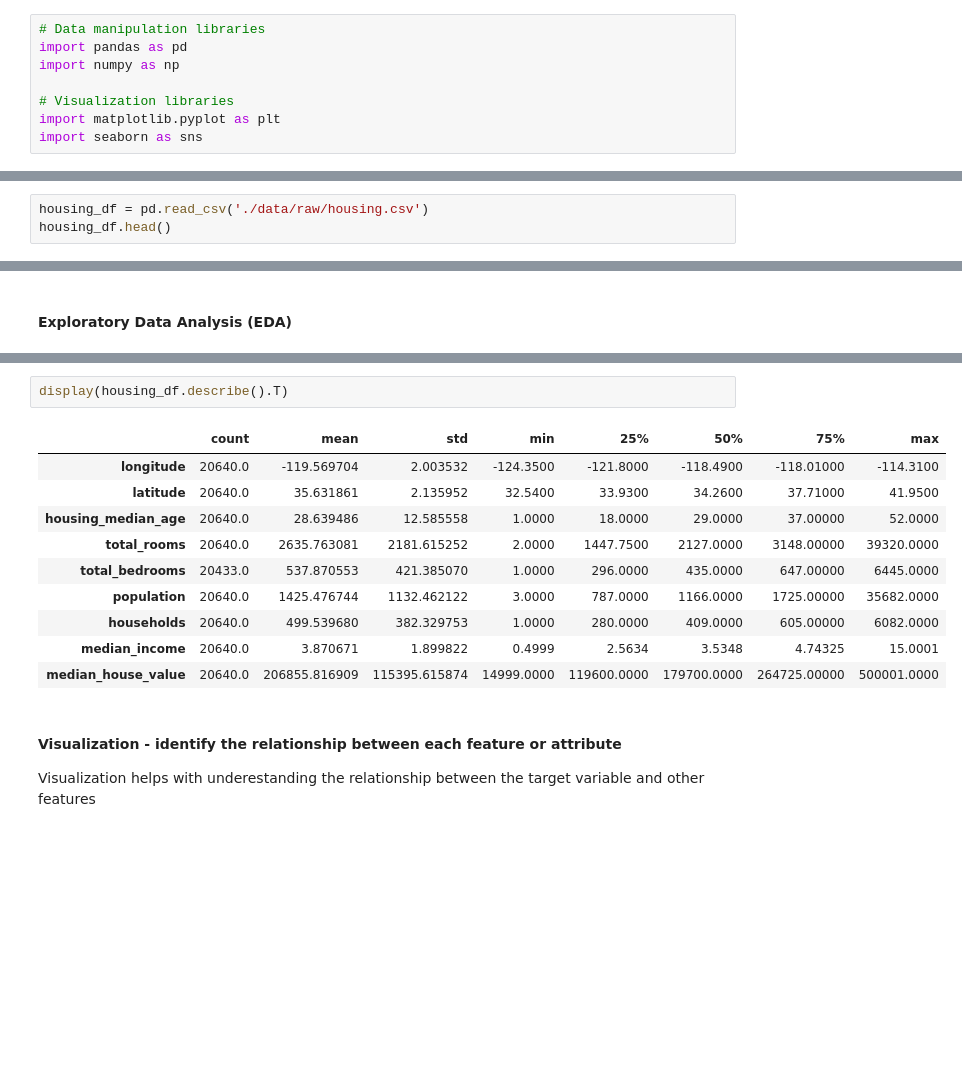
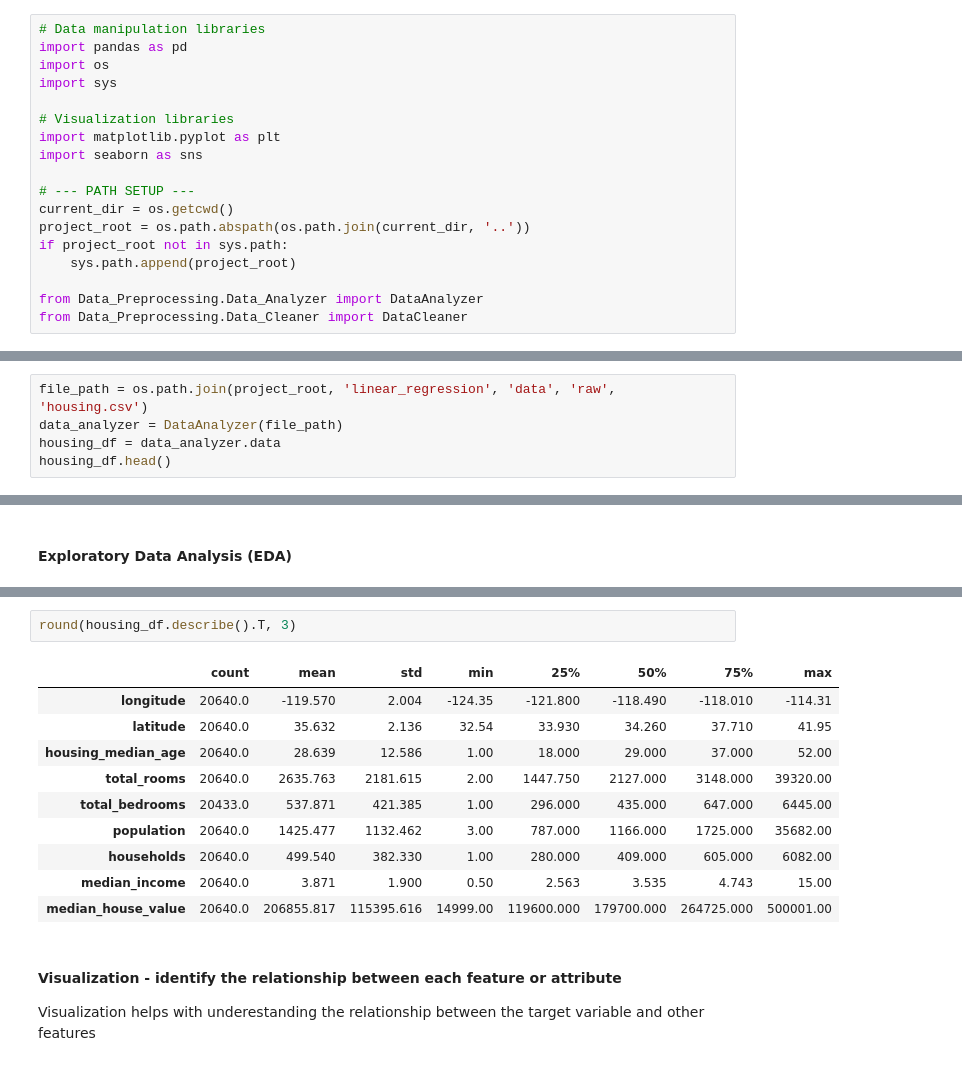
Before and after one commit to Mostafa-Allahmoradi/Level_One_Learning_Outcome, a Jupyter notebook: linear_regression/linear_regression_example.ipynb, the cells around one changed output, grey strips where cells are left out. Cells and saved outputs as stored; diff of their text form; blank space fills up the shorter version.

Commit message:
1. Writing analysis reflection for median_income. 2. Added Data_Cleaner and DataAnalyzer and used them in linear_regression_example notebook

```diff
--- a/linear_regression/linear_regression_example.ipynb
+++ b/linear_regression/linear_regression_example.ipynb
@@ -16,11 +16,21 @@ Linear regression is a machine learning algorthm based on supervised learning. I
 # %%
 # Data manipulation libraries
 import pandas as pd
-import numpy as np
+import os
+import sys
 
 # Visualization libraries
 import matplotlib.pyplot as plt
 import seaborn as sns
+
+# --- PATH SETUP ---
+current_dir = os.getcwd()
+project_root = os.path.abspath(os.path.join(current_dir, '..'))
+if project_root not in sys.path:
+    sys.path.append(project_root)
+
+from Data_Preprocessing.Data_Analyzer import DataAnalyzer
+from Data_Preprocessing.Data_Cleaner import DataCleaner
 # %% [markdown]
 #### Obtain and load the Data
 
@@ -53,7 +63,9 @@ The target is the most important feature in this dataset because the machine lea
 
 In this notebook, the machine looks at the other features and learns how to predict the medianHouseValue also called the target
 # %%
-housing_df = pd.read_csv('./data/raw/housing.csv')
+file_path = os.path.join(project_root, 'linear_regression', 'data', 'raw', 'housing.csv')
+data_analyzer = DataAnalyzer(file_path)
+housing_df = data_analyzer.data
 housing_df.head()
 # %% [output]
 |  | longitude | latitude | housing_median_age | total_rooms | total_bedrooms | population | households | ... |
@@ -115,16 +104,16 @@ Only total_bedrooms feature contains 207 missing values in the dataset. The rest
 # %%
-display(housing_df.describe().T)
+round(housing_df.describe().T, 3)
 # %% [output]
 |  | count | mean | std | min | 25% | 50% | 75% | max |
-| longitude | 20640.0 | -119.569704 | 2.003532 | -124.3500 | -121.8000 | -118.4900 | -118.01000 | -114.3100 |
-| latitude | 20640.0 | 35.631861 | 2.135952 | 32.5400 | 33.9300 | 34.2600 | 37.71000 | 41.9500 |
-| housing_median_age | 20640.0 | 28.639486 | 12.585558 | 1.0000 | 18.0000 | 29.0000 | 37.00000 | 52.0000 |
-| total_rooms | 20640.0 | 2635.763081 | 2181.615252 | 2.0000 | 1447.7500 | 2127.0000 | 3148.00000 | 39320.0000 |
-| total_bedrooms | 20433.0 | 537.870553 | 421.385070 | 1.0000 | 296.0000 | 435.0000 | 647.00000 | 6445.0000 |
-| population | 20640.0 | 1425.476744 | 1132.462122 | 3.0000 | 787.0000 | 1166.0000 | 1725.00000 | 35682.0000 |
-| households | 20640.0 | 499.539680 | 382.329753 | 1.0000 | 280.0000 | 409.0000 | 605.00000 | 6082.0000 |
-| median_income | 20640.0 | 3.870671 | 1.899822 | 0.4999 | 2.5634 | 3.5348 | 4.74325 | 15.0001 |
-| median_house_value | 20640.0 | 206855.816909 | 115395.615874 | 14999.0000 | 119600.0000 | 179700.0000 | 264725.00000 | 500001.0000 |
+| longitude | 20640.0 | -119.570 | 2.004 | -124.35 | -121.800 | -118.490 | -118.010 | -114.31 |
+| latitude | 20640.0 | 35.632 | 2.136 | 32.54 | 33.930 | 34.260 | 37.710 | 41.95 |
+| housing_median_age | 20640.0 | 28.639 | 12.586 | 1.00 | 18.000 | 29.000 | 37.000 | 52.00 |
+| total_rooms | 20640.0 | 2635.763 | 2181.615 | 2.00 | 1447.750 | 2127.000 | 3148.000 | 39320.00 |
+| total_bedrooms | 20433.0 | 537.871 | 421.385 | 1.00 | 296.000 | 435.000 | 647.000 | 6445.00 |
+| population | 20640.0 | 1425.477 | 1132.462 | 3.00 | 787.000 | 1166.000 | 1725.000 | 35682.00 |
+| households | 20640.0 | 499.540 | 382.330 | 1.00 | 280.000 | 409.000 | 605.000 | 6082.00 |
+| median_income | 20640.0 | 3.871 | 1.900 | 0.50 | 2.563 | 3.535 | 4.743 | 15.00 |
+| median_house_value | 20640.0 | 206855.817 | 115395.616 | 14999.00 | 119600.000 | 179700.000 | 264725.000 | 500001.00 |
 # %% [markdown]
 #### Visualization - identify the relationship between each feature or attribute
 Visualization helps with underestanding the relationship between the target variable and other features
```
Also changed, not shown: parts of 6 cells of this notebook, 2 other files.
